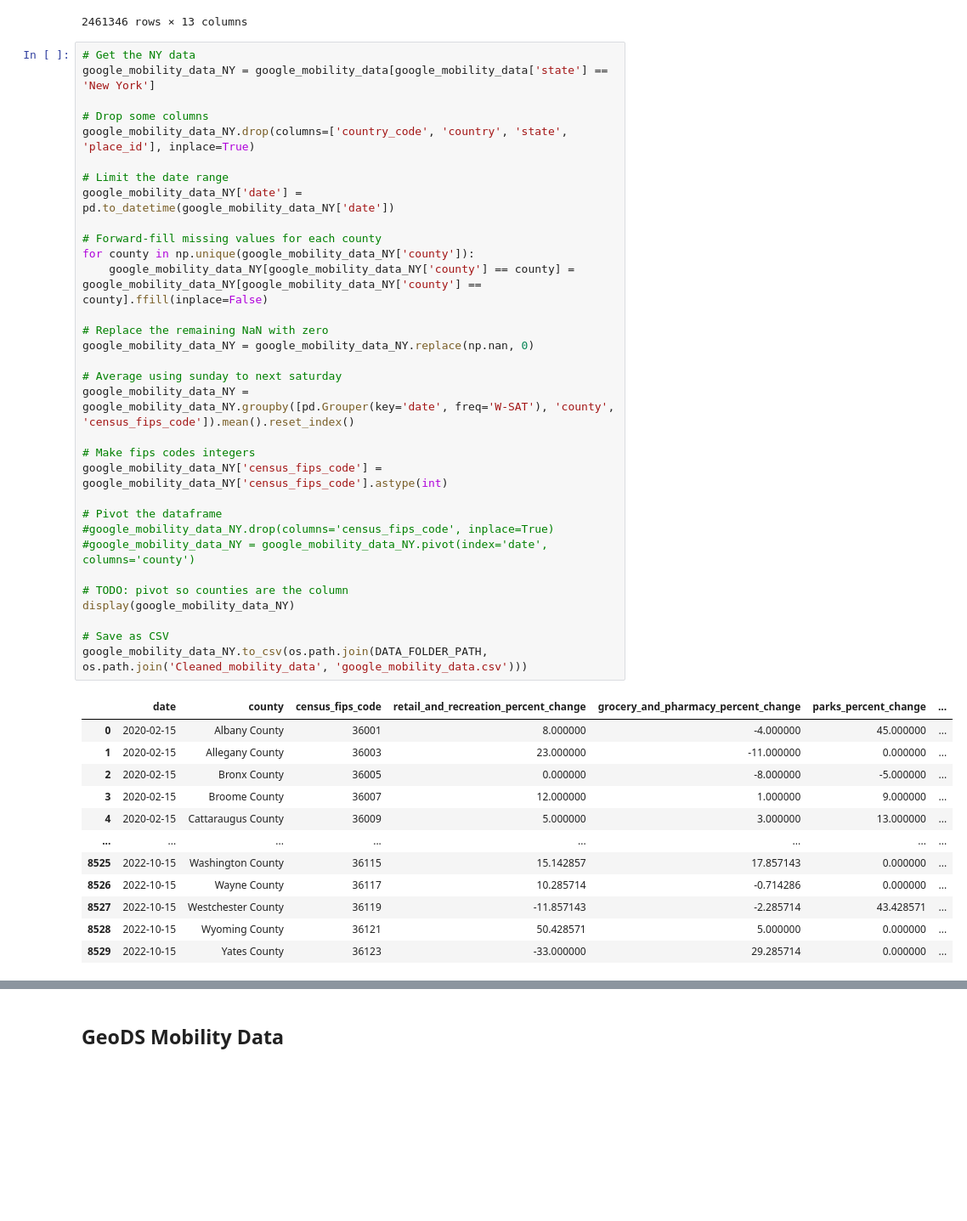
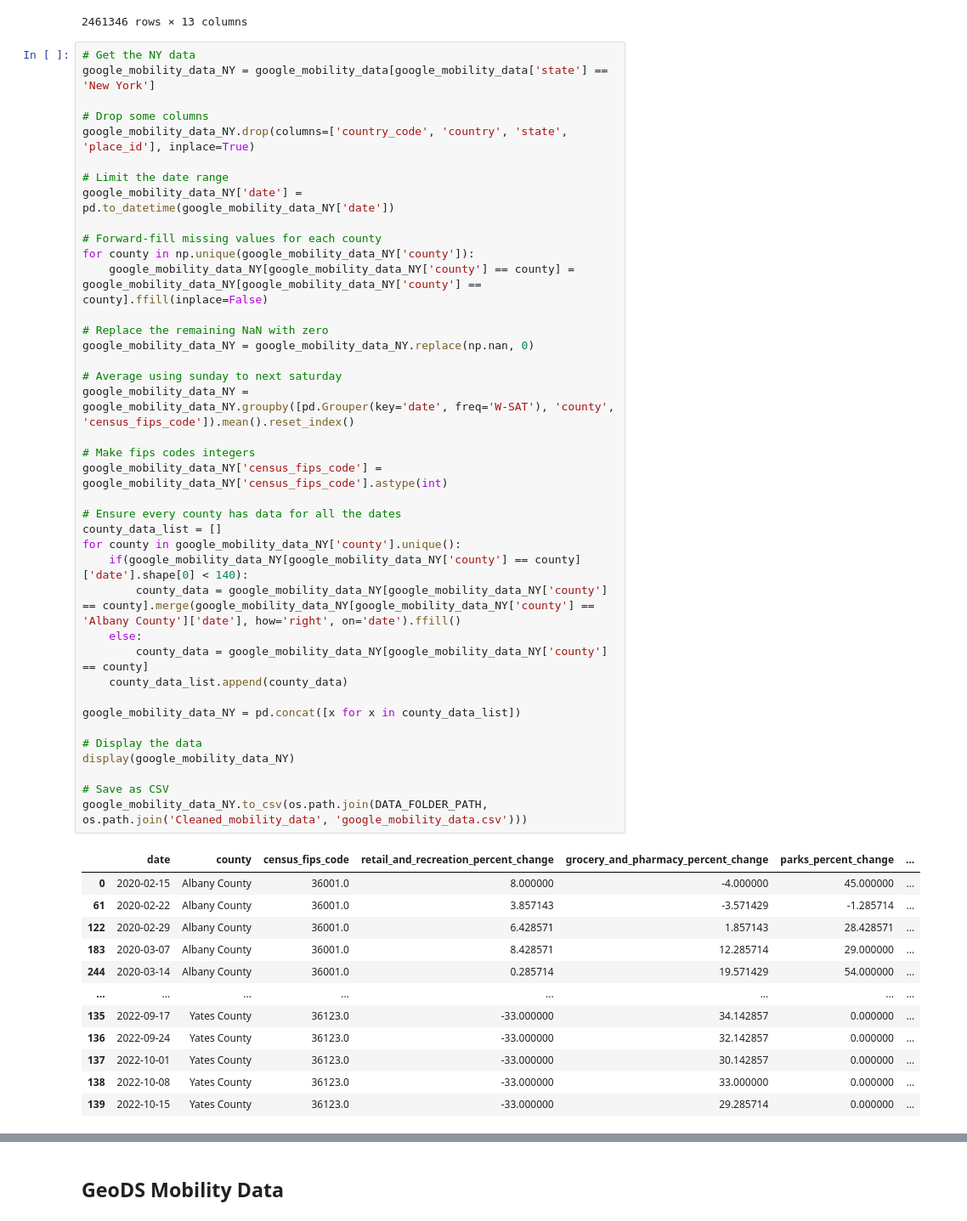
Before and after one commit to guptashrey/spread-of-airborne-diseases, a Jupyter notebook: src/getMobilityData.ipynb, the cells around one changed output, grey strips where cells are left out. Shown: that part at 85% size. Cells and saved outputs as stored; diff of their text form; blank space fills up the shorter version.

Commit message:
Ensured every date represented in each county

```diff
--- a/src/getMobilityData.ipynb
+++ b/src/getMobilityData.ipynb
@@ -71,45 +71,52 @@ display(google_mobility_data)
 # %%
 # Get the NY data
 google_mobility_data_NY = google_mobility_data[google_mobility_data['state'] == 'New York']
 
 # Drop some columns
 google_mobility_data_NY.drop(columns=['country_code', 'country', 'state', 'place_id'], inplace=True)
 
 # Limit the date range
 google_mobility_data_NY['date'] = pd.to_datetime(google_mobility_data_NY['date'])
 
 # Forward-fill missing values for each county
 for county in np.unique(google_mobility_data_NY['county']):
     google_mobility_data_NY[google_mobility_data_NY['county'] == county] = google_mobility_data_NY[google_mobility_data_NY['county'] == county].ffill(inplace=False)
 
 # Replace the remaining NaN with zero
 google_mobility_data_NY = google_mobility_data_NY.replace(np.nan, 0)
 
 # Average using sunday to next saturday
 google_mobility_data_NY = google_mobility_data_NY.groupby([pd.Grouper(key='date', freq='W-SAT'), 'county', 'census_fips_code']).mean().reset_index()
 
 # Make fips codes integers
 google_mobility_data_NY['census_fips_code'] = google_mobility_data_NY['census_fips_code'].astype(int)
 
-# Pivot the dataframe
-#google_mobility_data_NY.drop(columns='census_fips_code', inplace=True)
-#google_mobility_data_NY = google_mobility_data_NY.pivot(index='date', columns='county')
+# Ensure every county has data for all the dates
+county_data_list = []
+for county in google_mobility_data_NY['county'].unique():
+    if(google_mobility_data_NY[google_mobility_data_NY['county'] == county]['date'].shape[0] < 140):
+        county_data = google_mobility_data_NY[google_mobility_data_NY['county'] == county].merge(google_mobility_data_NY[google_mobility_data_NY['county'] == 'Albany County']['date'], how='right', on='date').ffill()
+    else:
+        county_data = google_mobility_data_NY[google_mobility_data_NY['county'] == county]
+    county_data_list.append(county_data)
 
-# TODO: pivot so counties are the column
+google_mobility_data_NY = pd.concat([x for x in county_data_list])
+
+# Display the data
 display(google_mobility_data_NY)
 
 # Save as CSV
 google_mobility_data_NY.to_csv(os.path.join(DATA_FOLDER_PATH, os.path.join('Cleaned_mobility_data', 'google_mobility_data.csv')))
 # %% [output]
 |  | date | county | census_fips_code | retail_and_recreation_percent_change | grocery_and_pharmacy_percent_change | parks_percent_change | ... |
-| 0 | 2020-02-15 | Albany County | 36001 | 8.000000 | -4.000000 | 45.000000 | ... |
-| 1 | 2020-02-15 | Allegany County | 36003 | 23.000000 | -11.000000 | 0.000000 | ... |
-| 2 | 2020-02-15 | Bronx County | 36005 | 0.000000 | -8.000000 | -5.000000 | ... |
-| 3 | 2020-02-15 | Broome County | 36007 | 12.000000 | 1.000000 | 9.000000 | ... |
-| 4 | 2020-02-15 | Cattaraugus County | 36009 | 5.000000 | 3.000000 | 13.000000 | ... |
+| 0 | 2020-02-15 | Albany County | 36001.0 | 8.000000 | -4.000000 | 45.000000 | ... |
+| 61 | 2020-02-22 | Albany County | 36001.0 | 3.857143 | -3.571429 | -1.285714 | ... |
+| 122 | 2020-02-29 | Albany County | 36001.0 | 6.428571 | 1.857143 | 28.428571 | ... |
+| 183 | 2020-03-07 | Albany County | 36001.0 | 8.428571 | 12.285714 | 29.000000 | ... |
+| 244 | 2020-03-14 | Albany County | 36001.0 | 0.285714 | 19.571429 | 54.000000 | ... |
 | ... | ... | ... | ... | ... | ... | ... | ... |
-| 8525 | 2022-10-15 | Washington County | 36115 | 15.142857 | 17.857143 | 0.000000 | ... |
-| 8526 | 2022-10-15 | Wayne County | 36117 | 10.285714 | -0.714286 | 0.000000 | ... |
-| 8527 | 2022-10-15 | Westchester County | 36119 | -11.857143 | -2.285714 | 43.428571 | ... |
-| 8528 | 2022-10-15 | Wyoming County | 36121 | 50.428571 | 5.000000 | 0.000000 | ... |
-| 8529 | 2022-10-15 | Yates County | 36123 | -33.000000 | 29.285714 | 0.000000 | ... |
+| 135 | 2022-09-17 | Yates County | 36123.0 | -33.000000 | 34.142857 | 0.000000 | ... |
+| 136 | 2022-09-24 | Yates County | 36123.0 | -33.000000 | 32.142857 | 0.000000 | ... |
+| 137 | 2022-10-01 | Yates County | 36123.0 | -33.000000 | 30.142857 | 0.000000 | ... |
+| 138 | 2022-10-08 | Yates County | 36123.0 | -33.000000 | 33.000000 | 0.000000 | ... |
+| 139 | 2022-10-15 | Yates County | 36123.0 | -33.000000 | 29.285714 | 0.000000 | ... |
```
Also changed, not shown: parts of 4 cells of this notebook, 2 other files.
